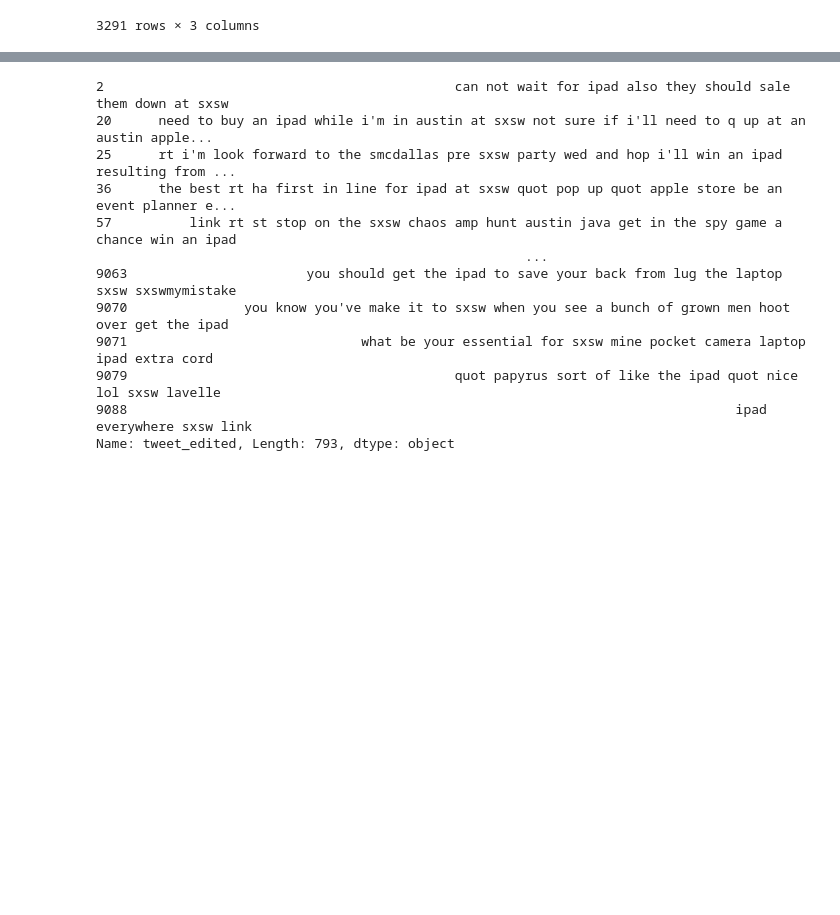
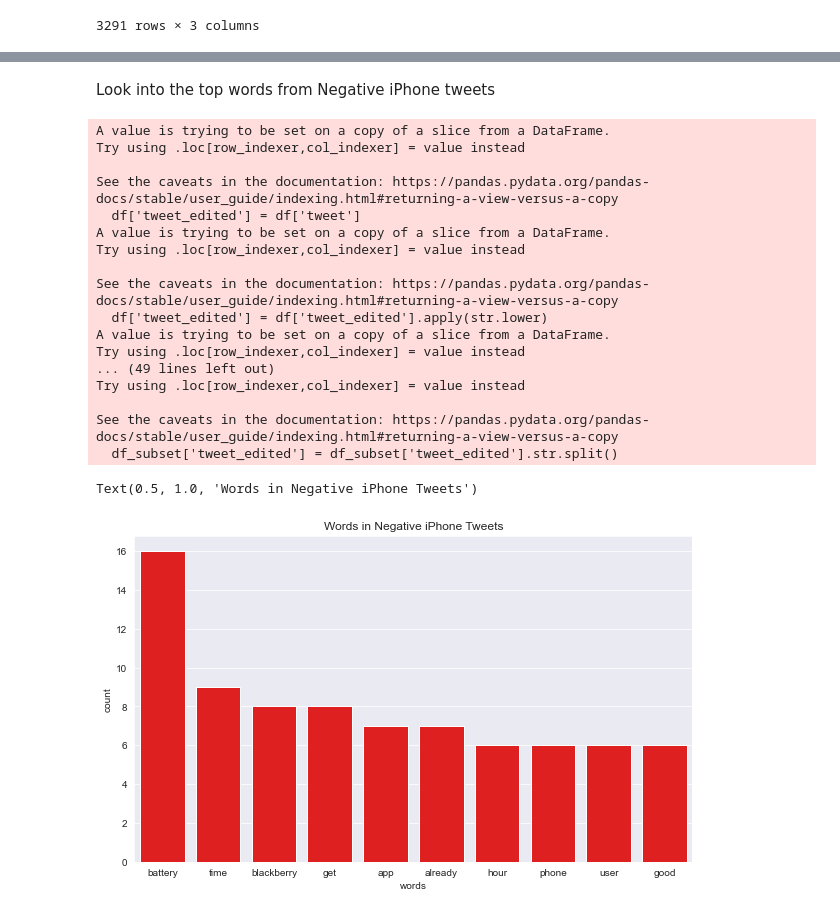
Before and after one commit to josecastillofl/phase_4_project, a Jupyter notebook: index_Nate - v3.ipynb, the cells around one changed output, grey strips where cells are left out. Saved outputs shown, nothing was run; the diff lists cells and outputs as text; code cells hidden in the pictures; blank space fills up the shorter version.

```diff
--- a/index_Nate - v3.ipynb
+++ b/index_Nate - v3.ipynb
@@ -544,15 +260,64 @@ Name: tweet_edited, dtype: int64
-# %%
-tweet_words
-# %% [output]
-2                                             can not wait for ipad also they should sale them down at sxsw
-20      need to buy an ipad while i'm in austin at sxsw not sure if i'll need to q up at an austin apple...
-25      rt i'm look forward to the smcdallas pre sxsw party wed and hop i'll win an ipad resulting from ...
-36      the best rt ha first in line for ipad at sxsw quot pop up quot apple store be an event planner e...
-57          link rt st stop on the sxsw chaos amp hunt austin java get in the spy game a chance win an ipad
-                                                       ...
-9063                       you should get the ipad to save your back from lug the laptop sxsw sxswmymistake
-9070               you know you've make it to sxsw when you see a bunch of grown men hoot over get the ipad
-9071                              what be your essential for sxsw mine pocket camera laptop ipad extra cord
-9079                                          quot papyrus sort of like the ipad quot nice lol sxsw lavelle
-9088                                                                              ipad everywhere sxsw link
-Name: tweet_edited, Length: 793, dtype: object
+# %% [markdown]
+Look into the top words from Negative iPhone tweets
+# %%
+pattern = "([a-zA-Z]+(?:'[a-z]+)?)"
+tokenizer = RegexpTokenizer(pattern)
+lemmatizer = nltk.stem.WordNetLemmatizer()
+sw = set(stopwords.words('english'))
+sw.update(['link', 'rt', 'quot', 'amp', 'iphone', 'sxsw', 'go', 'g', 'austin'])
+
+df['tweet_edited'] = df['tweet']
+df['tweet_edited'] = df['tweet_edited'].apply(str.lower)
+df['tweet_edited'] = df['tweet_edited'].apply(str.split)
+df['tweet_edited'] = df['tweet_edited'].apply(lambda x: " ".join([n for n in x if '@' not in n]))
+df['tweet_edited'] = df['tweet_edited'].apply(tokenizer.tokenize)
+df['tweet_edited'] = df['tweet_edited'].apply(pos_tag)
+df['tweet_edited'] = df['tweet_edited'].apply(lambda x: [(n[0], get_wordnet_pos(n[1])) for n in x])
+df['tweet_edited'] = df['tweet_edited'].apply(lambda x: " ".join([lemmatizer.lemmatize(n[0], (n[1])) for n in x]))
+df['tweet_edited'] = df['tweet_edited'].apply(lambda x: " ".join([n for n in x.split() if n not in sw]))
+
+df['product'] = df['product'].apply(str.strip)
+df['Company'] = df['product']
+df['Company'] = df['Company'].replace({
+    'iPad':'Apple',
+    'iPad or iPhone App':'Apple',
+    'iPhone':'Apple',
+    'Other Apple product or service':'Apple',
+    'Other Google product or service':'Google',
+    'Android App':'Google',
+    'Android':'Google'
+})
+
+import seaborn as sns
+df_subset = df[(df['Company']=='Apple') & (df['sentiment']=='Negative emotion')  & (df['product']=='iPhone')]
+df_subset['tweet_edited'] = df_subset['tweet_edited'].str.split()
+df_subset = df_subset.tweet_edited.explode()
+df_subset
+
+
+graphinfo = df_subset.value_counts()[0:10]
+fix, ax = plt.subplots(figsize=(10,6))
+ax = sns.barplot(graphinfo.index, graphinfo, ax = ax, color='red')
+ax.set_ylabel("count")
+ax.set_xlabel('words')
+ax.set_title('Words in Negative iPhone Tweets')
+# %% [output]
+A value is trying to be set on a copy of a slice from a DataFrame.
+Try using .loc[row_indexer,col_indexer] = value instead
+
+See the caveats in the documentation: https://pandas.pydata.org/pandas-docs/stable/user_guide/indexing.html#returning-a-view-versus-a-copy
+  df['tweet_edited'] = df['tweet']
+A value is trying to be set on a copy of a slice from a DataFrame.
+Try using .loc[row_indexer,col_indexer] = value instead
+
+See the caveats in the documentation: https://pandas.pydata.org/pandas-docs/stable/user_guide/indexing.html#returning-a-view-versus-a-copy
+  df['tweet_edited'] = df['tweet_edited'].apply(str.lower)
+A value is trying to be set on a copy of a slice from a DataFrame.
+Try using .loc[row_indexer,col_indexer] = value instead
+... (49 lines left out)
+Try using .loc[row_indexer,col_indexer] = value instead
+
+See the caveats in the documentation: https://pandas.pydata.org/pandas-docs/stable/user_guide/indexing.html#returning-a-view-versus-a-copy
+  df_subset['tweet_edited'] = df_subset['tweet_edited'].str.split()
+Text(0.5, 1.0, 'Words in Negative iPhone Tweets')
+[figure, added]
```
Also changed, not shown: parts of 22 cells of this notebook.
